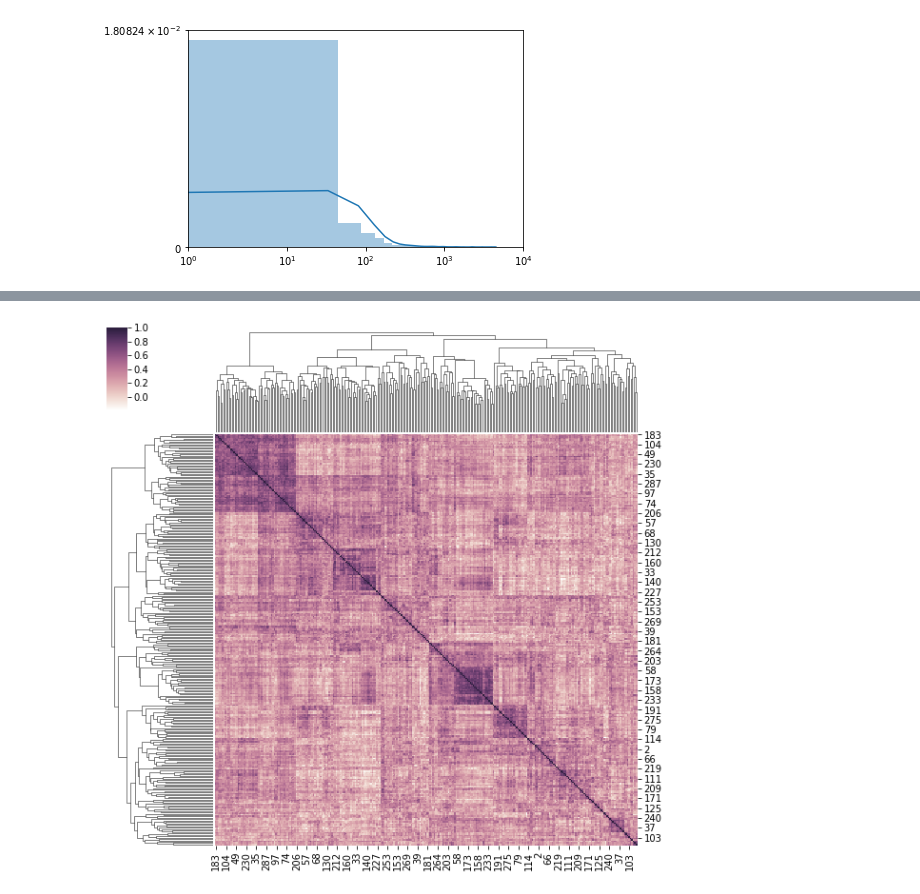
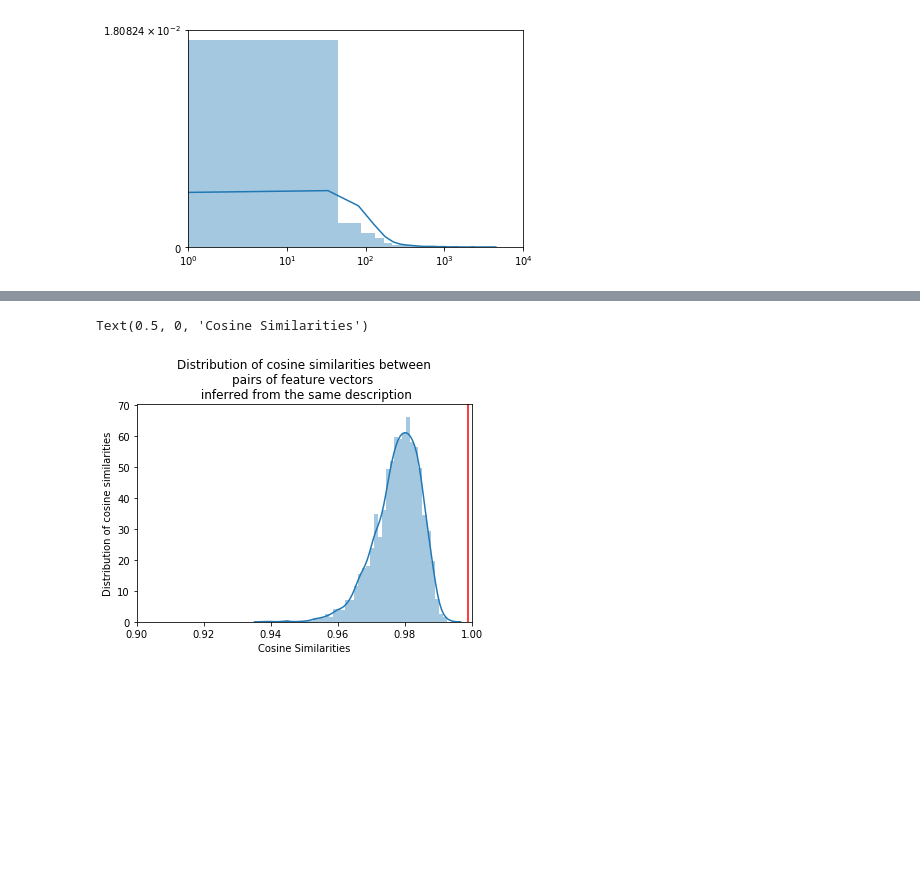
Before and after one commit to josarago/Insight, a Jupyter notebook: training_and_validation.ipynb, the cells around one changed output, grey strips where cells are left out. Saved outputs shown, nothing was run; the diff lists cells and outputs as text; code cells hidden in the pictures; blank space fills up the shorter version.

```diff
--- a/training_and_validation.ipynb
+++ b/training_and_validation.ipynb
@@ -82 +139,22 @@ for each region that has more than n_min wines, we compute the mean feature vect
+# %%
+yup = []
+
+for n in range(0,3000):
+    desc = wl.tokenize(wl.df.sample(n=1).description.values[0])
+    v0 = wl.model.infer_vector(desc).reshape(1,-1)
+    v1 = wl.model.infer_vector(desc).reshape(1,-1)
+    yup.append(cosine_similarity(v0,v1))
+
+dp_object = sns.distplot(yup)
+np.max(dp_object.get_lines()[0].get_data())
+y_max = np.max(dp_object.get_lines()[0].get_data())*1.15
+plt.xlim([0.9,1])
+plt.vlines(0.999,ymin=0,ymax=y_max,color='r')
+plt.ylim([0,y_max])
+plt.title("Distribution of cosine similarities between\npairs of feature vectors \n inferred from the same description")
+plt.ylabel("Distribution of cosine similarities")
+plt.xlabel("Cosine Similarities")
+# %% [output]
+Text(0.5, 0, 'Cosine Similarities')
+[figure, added]
 # %%
@@ -112,8 +190,3 @@ for region in top_region_list:
 # %%
 # concatenate all the mean vectors into an array
 cat_mean_vects = np.concatenate(list(mean_vects_dict.values()),axis=0)
-# %%
-# apply clustermap
-cg = sns.clustermap(sim_mat,cmap=sns.cubehelix_palette(light=1, as_cmap=True))
-# %% [output]
-[figure, removed]
```
Also changed, not shown: parts of 56 cells of this notebook, 33 other files.
